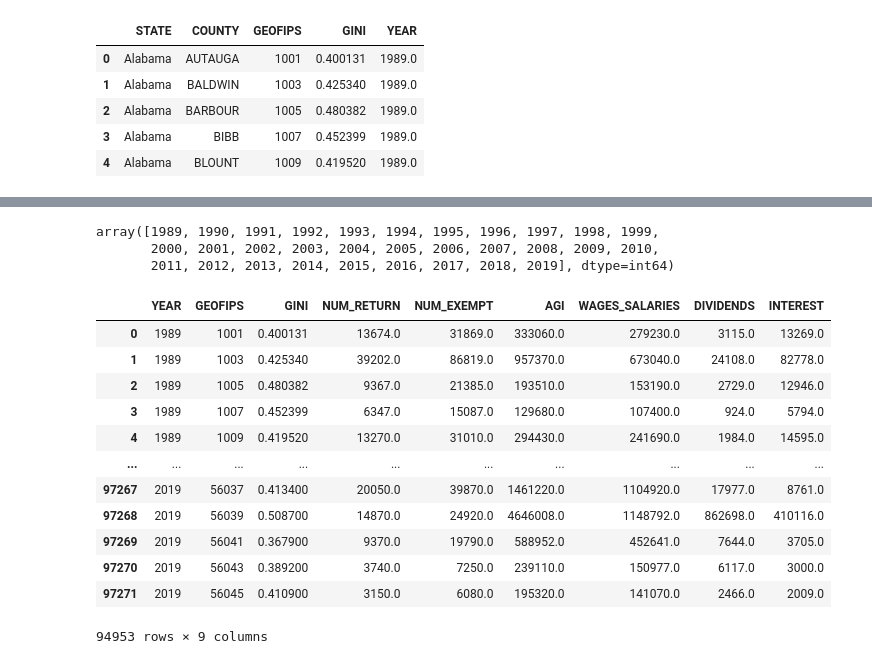
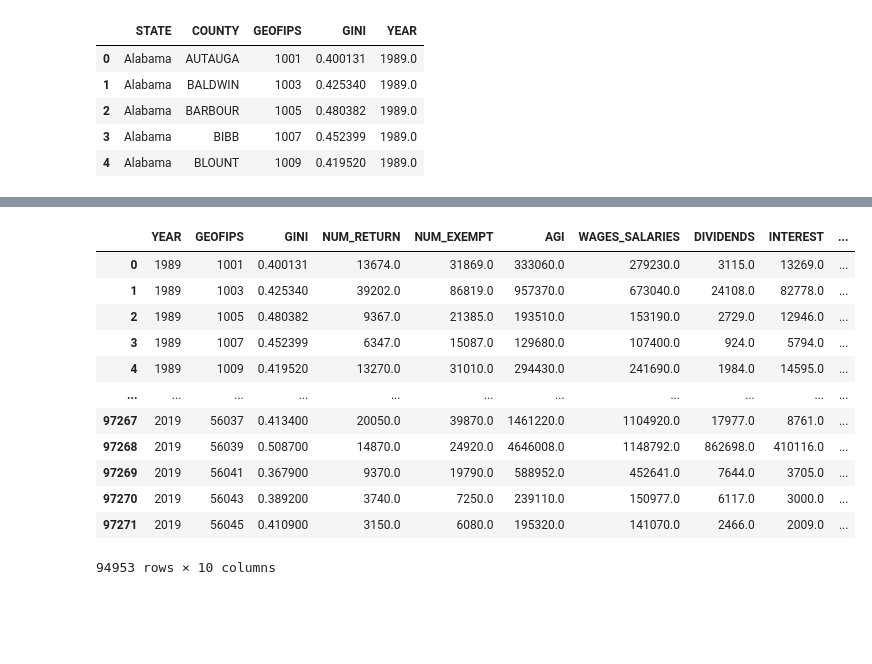
Before and after one commit to oooyiyangc/econ-honor-thesis, a Jupyter notebook: analysis/build/data-cleaning/prepare_panel.ipynb, the cells around one changed output, grey strips where cells are left out. Drawn from its saved outputs; the diff is of its cells as text; code cells hidden in the pictures; blank space fills up the shorter version.

```diff
--- a/analysis/build/data-cleaning/prepare_panel.ipynb
+++ b/analysis/build/data-cleaning/prepare_panel.ipynb
@@ -48,27 +36,22 @@ merged
-# %%
-merged["YEAR"].unique()
-# %% [output]
-array([1989, 1990, 1991, 1992, 1993, 1994, 1995, 1996, 1997, 1998, 1999,
-       2000, 2001, 2002, 2003, 2004, 2005, 2006, 2007, 2008, 2009, 2010,
-       2011, 2012, 2013, 2014, 2015, 2016, 2017, 2018, 2019], dtype=int64)
 # %%
 year_count = merged.groupby("GEOFIPS")["YEAR"].count()
 valid_counties = np.array(year_count[year_count == 31].index)
 # %%
 merged_complete = merged[merged["GEOFIPS"].isin(valid_counties)]
 merged_complete = merged_complete[["YEAR", "GEOFIPS", "GINI", "NUM_RETURN", "NUM_EXEMPT", "AGI", "WAGES_SALARIES", "DIVIDENDS", "INTEREST"]]
+merged_complete["TAXABLE_TOTAL"] = merged["WAGES_SALARIES"] + merged["DIVIDENDS"] + merged["INTEREST"]
 merged_complete
 # %% [output]
-|  | YEAR | GEOFIPS | GINI | NUM_RETURN | NUM_EXEMPT | AGI | WAGES_SALARIES | DIVIDENDS | INTEREST |
-| 0 | 1989 | 1001 | 0.400131 | 13674.0 | 31869.0 | 333060.0 | 279230.0 | 3115.0 | 13269.0 |
-| 1 | 1989 | 1003 | 0.425340 | 39202.0 | 86819.0 | 957370.0 | 673040.0 | 24108.0 | 82778.0 |
-| 2 | 1989 | 1005 | 0.480382 | 9367.0 | 21385.0 | 193510.0 | 153190.0 | 2729.0 | 12946.0 |
-| 3 | 1989 | 1007 | 0.452399 | 6347.0 | 15087.0 | 129680.0 | 107400.0 | 924.0 | 5794.0 |
-| 4 | 1989 | 1009 | 0.419520 | 13270.0 | 31010.0 | 294430.0 | 241690.0 | 1984.0 | 14595.0 |
-| ... | ... | ... | ... | ... | ... | ... | ... | ... | ... |
-| 97267 | 2019 | 56037 | 0.413400 | 20050.0 | 39870.0 | 1461220.0 | 1104920.0 | 17977.0 | 8761.0 |
-| 97268 | 2019 | 56039 | 0.508700 | 14870.0 | 24920.0 | 4646008.0 | 1148792.0 | 862698.0 | 410116.0 |
-| 97269 | 2019 | 56041 | 0.367900 | 9370.0 | 19790.0 | 588952.0 | 452641.0 | 7644.0 | 3705.0 |
-| 97270 | 2019 | 56043 | 0.389200 | 3740.0 | 7250.0 | 239110.0 | 150977.0 | 6117.0 | 3000.0 |
-| 97271 | 2019 | 56045 | 0.410900 | 3150.0 | 6080.0 | 195320.0 | 141070.0 | 2466.0 | 2009.0 |
+|  | YEAR | GEOFIPS | GINI | NUM_RETURN | NUM_EXEMPT | AGI | WAGES_SALARIES | DIVIDENDS | INTEREST | ... |
+| 0 | 1989 | 1001 | 0.400131 | 13674.0 | 31869.0 | 333060.0 | 279230.0 | 3115.0 | 13269.0 | ... |
+| 1 | 1989 | 1003 | 0.425340 | 39202.0 | 86819.0 | 957370.0 | 673040.0 | 24108.0 | 82778.0 | ... |
+| 2 | 1989 | 1005 | 0.480382 | 9367.0 | 21385.0 | 193510.0 | 153190.0 | 2729.0 | 12946.0 | ... |
+| 3 | 1989 | 1007 | 0.452399 | 6347.0 | 15087.0 | 129680.0 | 107400.0 | 924.0 | 5794.0 | ... |
+| 4 | 1989 | 1009 | 0.419520 | 13270.0 | 31010.0 | 294430.0 | 241690.0 | 1984.0 | 14595.0 | ... |
+| ... | ... | ... | ... | ... | ... | ... | ... | ... | ... | ... |
+| 97267 | 2019 | 56037 | 0.413400 | 20050.0 | 39870.0 | 1461220.0 | 1104920.0 | 17977.0 | 8761.0 | ... |
+| 97268 | 2019 | 56039 | 0.508700 | 14870.0 | 24920.0 | 4646008.0 | 1148792.0 | 862698.0 | 410116.0 | ... |
+| 97269 | 2019 | 56041 | 0.367900 | 9370.0 | 19790.0 | 588952.0 | 452641.0 | 7644.0 | 3705.0 | ... |
+| 97270 | 2019 | 56043 | 0.389200 | 3740.0 | 7250.0 | 239110.0 | 150977.0 | 6117.0 | 3000.0 | ... |
+| 97271 | 2019 | 56045 | 0.410900 | 3150.0 | 6080.0 | 195320.0 | 141070.0 | 2466.0 | 2009.0 | ... |
-94953 rows × 9 columns
+94953 rows × 10 columns
```
Also changed, not shown: parts of 4 cells of this notebook, 2 other files.
